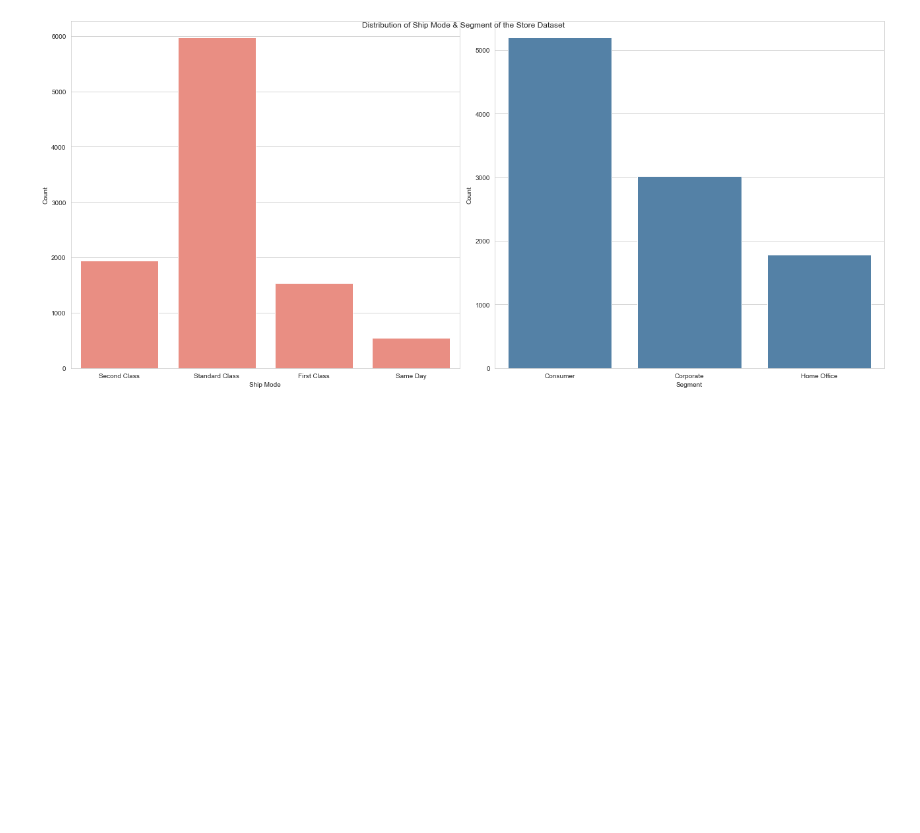
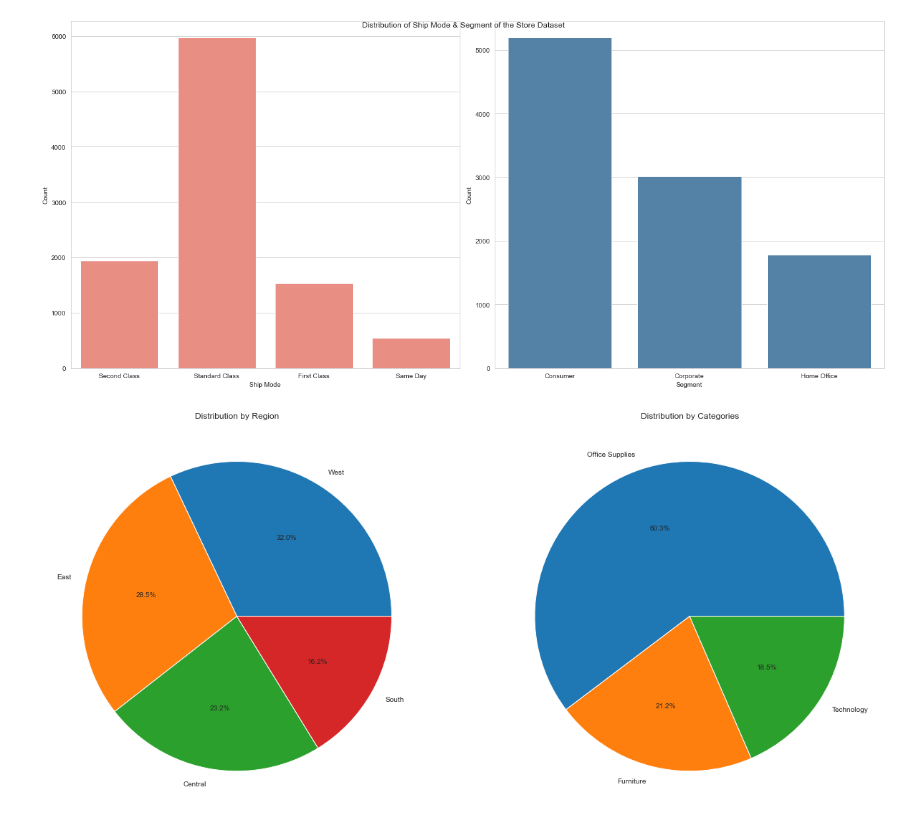
Before and after one commit to Jefest1/sample_store_analysis, a Jupyter notebook: Sample_store.ipynb, the cells around one changed output. Cells and saved outputs as stored; diff of their text form; code cells hidden in the pictures; blank space fills up the shorter version.

```diff
--- a/Sample_store.ipynb
+++ b/Sample_store.ipynb
@@ -204,8 +194,0 @@ plt.legend(loc='center left', bbox_to_anchor=(1, 0.5))
-# %%
-#Dwawing a categorical Bar plot to compare the boxplot
-sns.set_style('whitegrid')
-g = sns.catplot(
-    data=store_df, kind="bar",
-    x="Category", y="Quantity", hue="Segment", height=6
-).set(title ='Box Plot: Quantity by Category and Segment')
-g.despine(left=True)
@@ -250,3 +227,15 @@ plt.tight_layout()
 plt.show()
 # %% [output]
 [figure]
+# %%
+# Creating a Pie chart to know the distribution of regions
+fig, axes = plt.subplots(1,2,figsize=(18, 8))
+region_counts = store_df['Region'].value_counts()
+axes[0].pie(region_counts, labels=region_counts.index, autopct='%1.1f%%')
+axes[0].set_title('Distribution by Region');
+
+axes[1].pie(store_df['Category'].value_counts(), labels = store_df['Category'].value_counts().index,autopct='%1.1f%%')
+axes[1].set_title('Distribution by Categories');
+plt.tight_layout()
+# %% [output]
+[figure, added]
```
Also changed, not shown: parts of 8 cells of this notebook.
